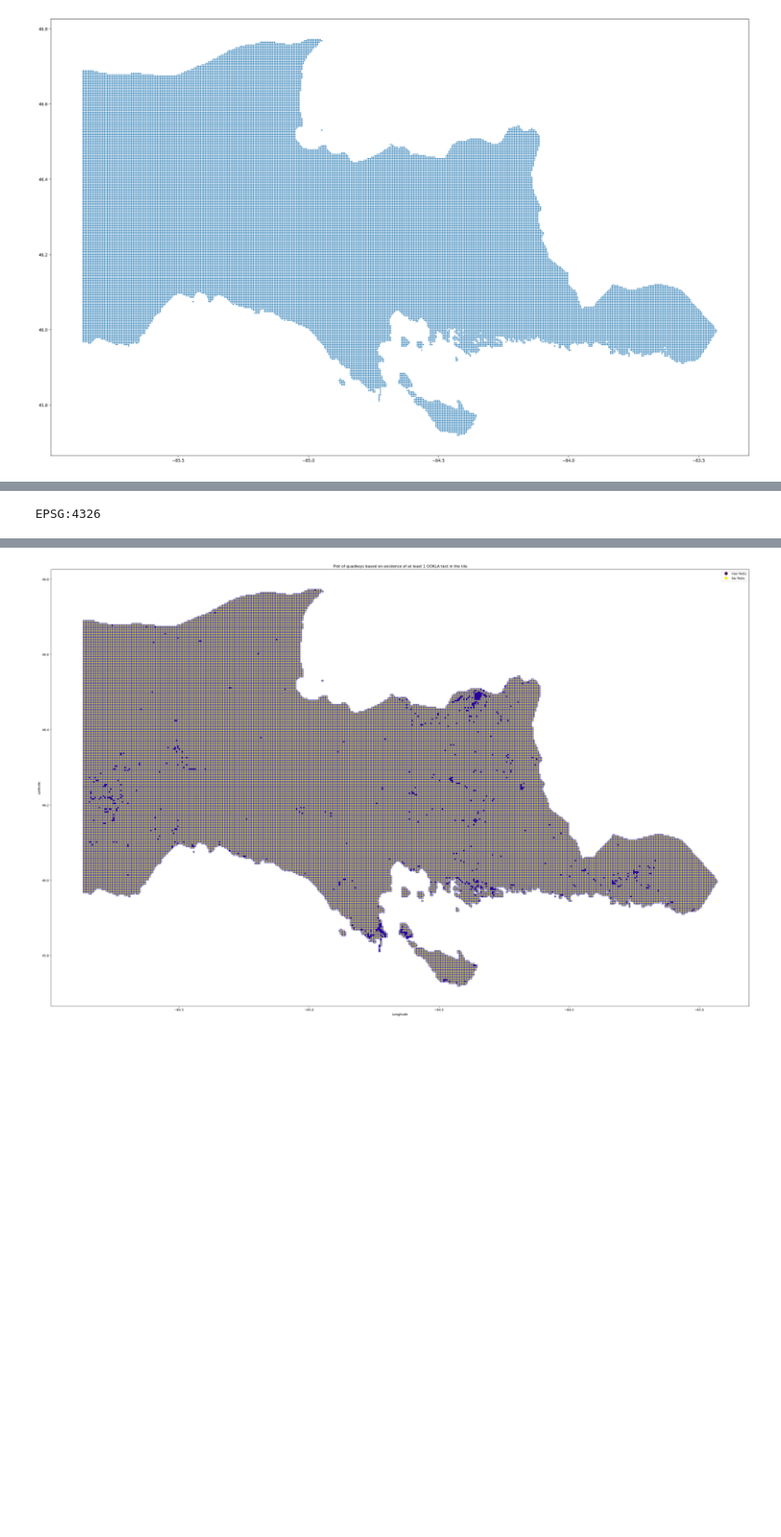
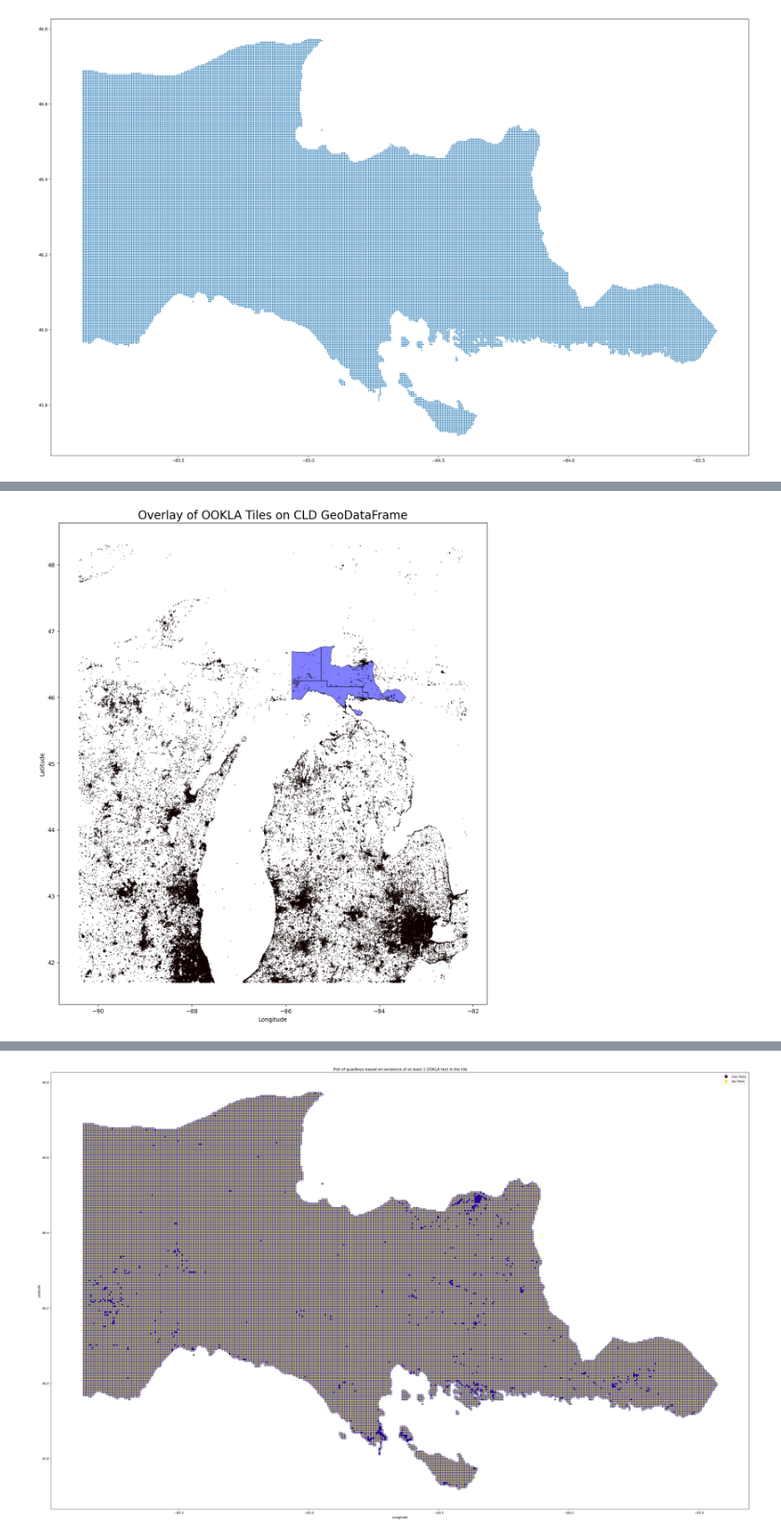
Before and after one commit to jasonkronemeyer/jasonkronemeyer.github.io, a Jupyter notebook: practice/Quadkey Practice.ipynb, the cells around one changed output, grey strips where cells are left out. Shown at 93% size. Drawn from its saved outputs; the diff is of its cells as text; code cells hidden in the pictures; blank space fills up the shorter version.

Commit message:
Adding quadkey validation steps

```diff
--- a/practice/Quadkey Practice.ipynb
+++ b/practice/Quadkey Practice.ipynb
@@ -7,6 +20,6 @@ import matplotlib.pyplot as plt
 # %%
-cld_gdf = gpd.read_file('./DATA/MI/EUPCounties.zip/EUPCounties.shp')
-ookla_tiles_df = pd.read_csv('tiles.csv')
+cld_gdf = gpd.read_file('../../DATA/EUPCounties.shp.zip')
+ookla_tiles_df = pd.read_csv('../../tiles.csv')
 # %%
 # Explode the GeoDataFrame
 exploded_gdf = cld_gdf.explode(index_parts=True)
@@ -103,4 +137,24 @@ quadkey_gdf.plot(figsize=(30, 40), edgecolor='white')
 # %%
-print(quadkey_gdf.crs)
+# Convert the ookla_tiles_df to a GeoDataFrame
+ookla_tiles_gdf = gpd.GeoDataFrame(ookla_tiles_df, geometry=gpd.GeoSeries.from_wkt(ookla_tiles_df['tile']))
+
+# Ensure both GeoDataFrames have the same CRS
+ookla_tiles_gdf = ookla_tiles_gdf.set_crs(epsg=4326)
+cld_gdf = cld_gdf.set_crs(epsg=4326)
+
+# Plot the cld_gdf
+fig, ax = plt.subplots(1, 1, figsize=(15, 15))
+cld_gdf.plot(ax=ax, color='blue', edgecolor='black', alpha=0.5)
+
+# Overlay the ookla_tiles_gdf
+ookla_tiles_gdf.plot(ax=ax, color='red', edgecolor='black', alpha=0.5)
+
+# Set plot title and labels
+ax.set_title('Overlay of OOKLA Tiles on CLD GeoDataFrame', fontsize=20)
+ax.set_xlabel('Longitude')
+ax.set_ylabel('Latitude')
+
+# Show the plot
+plt.show()
 # %% [output]
-EPSG:4326
+[figure, added]
```
Also changed, not shown: parts of 15 cells of this notebook.
